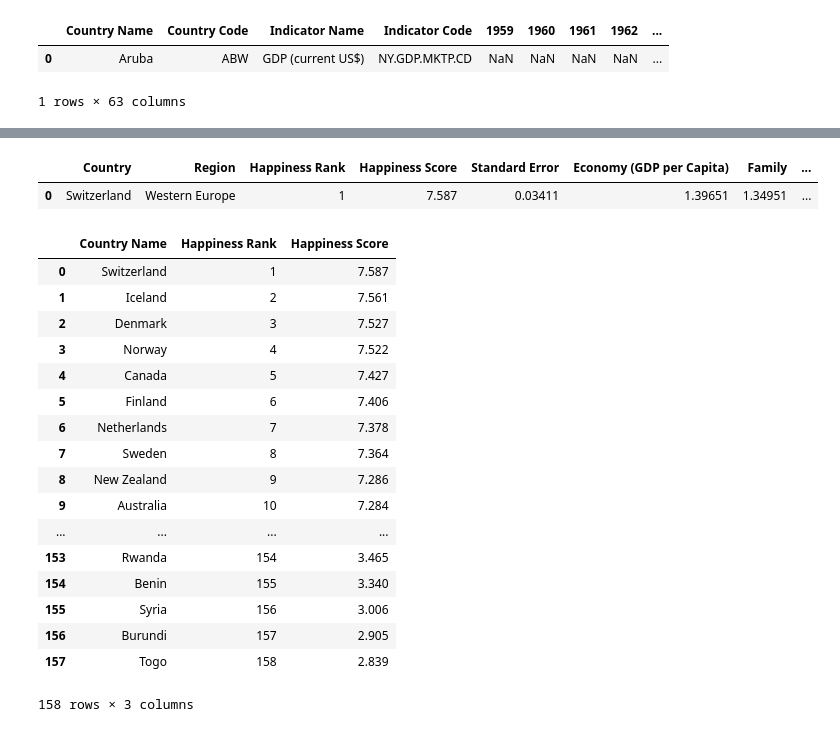
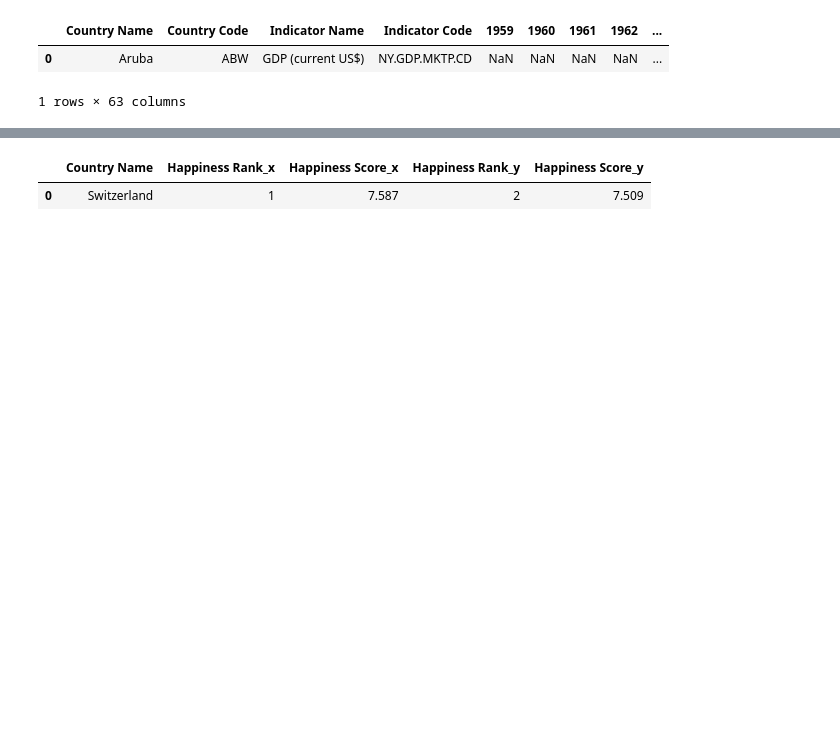
Before and after one commit to vietti09/branch_test, a Jupyter notebook: GDP.ipynb, the cells around one changed output, grey strips where cells are left out. Drawn from its saved outputs; the diff is of its cells as text; code cells hidden in the pictures; blank space fills up the shorter version.

```diff
--- a/GDP.ipynb
+++ b/GDP.ipynb
@@ -46,40 +32,32 @@ gdp[gdp['2015']>19]
 # %%
 happiness_2015 = 'happiness_2015.csv'
 happiness_2015 = pd.read_csv(happiness_2015, sep=",", encoding='cp1252')
-happiness_2015.head(1)
+happiness_2016 = 'happiness_2016.csv'
+happiness_2016 = pd.read_csv(happiness_2016, sep=",", encoding='cp1252')
-# %% [output]
-|  | Country | Region | Happiness Rank | Happiness Score | Standard Error | Economy (GDP per Capita) | Family | ... |
-| 0 | Switzerland | Western Europe | 1 | 7.587 | 0.03411 | 1.39651 | 1.34951 | ... |
 # %%
 happiness_country = happiness_2015['Country']
 happiness_country = pd.DataFrame(happiness_country)
 happiness_rank = happiness_2015['Happiness Rank']
 happiness_rank = pd.DataFrame(happiness_rank)
 happiness_score = happiness_2015['Happiness Score']
 happiness_score = pd.DataFrame(happiness_score)
-happiness = happiness_country.join(happiness_rank)
-happiness = happiness.join(happiness_score)
-happiness = happiness.rename(columns={'Country':'Country Name'})
-happiness
+happiness_2015 = happiness_country.join(happiness_rank)
+happiness_2015 = happiness_2015.join(happiness_score)
+happiness_2015 = happiness_2015.rename(columns={'Country':'Country Name'})
+happiness_country = happiness_2016['Country']
+happiness_country = pd.DataFrame(happiness_country)
+happiness_rank = happiness_2016['Happiness Rank']
+happiness_rank = pd.DataFrame(happiness_rank)
+happiness_score = happiness_2016['Happiness Score']
+happiness_score = pd.DataFrame(happiness_score)
+happiness_2016 = happiness_country.join(happiness_rank)
+happiness_2016 = happiness_2016.join(happiness_score)
+happiness_2016 = happiness_2016.rename(columns={'Country':'Country Name'})
+happiness = pd.DataFrame.merge(happiness_2015, happiness_2016, on='Country Name')
+happiness.head(1)
 # %% [output]
-|  | Country Name | Happiness Rank | Happiness Score |
-| 0 | Switzerland | 1 | 7.587 |
-| 1 | Iceland | 2 | 7.561 |
-| 2 | Denmark | 3 | 7.527 |
-| 3 | Norway | 4 | 7.522 |
-| 4 | Canada | 5 | 7.427 |
-| 5 | Finland | 6 | 7.406 |
-| 6 | Netherlands | 7 | 7.378 |
-| 7 | Sweden | 8 | 7.364 |
-| 8 | New Zealand | 9 | 7.286 |
-| 9 | Australia | 10 | 7.284 |
-| ... | ... | ... | ... |
-| 153 | Rwanda | 154 | 3.465 |
-| 154 | Benin | 155 | 3.340 |
-| 155 | Syria | 156 | 3.006 |
-| 156 | Burundi | 157 | 2.905 |
-| 157 | Togo | 158 | 2.839 |
+|  | Country Name | Happiness Rank_x | Happiness Score_x | Happiness Rank_y | Happiness Score_y |
+| 0 | Switzerland | 1 | 7.587 | 2 | 7.509 |
-158 rows × 3 columns
 # %%
 happiness = pd.DataFrame.merge(happiness,gdp)
 happiness.head(1)
```
Also changed, not shown: parts of 17 cells of this notebook, 3 other files.
